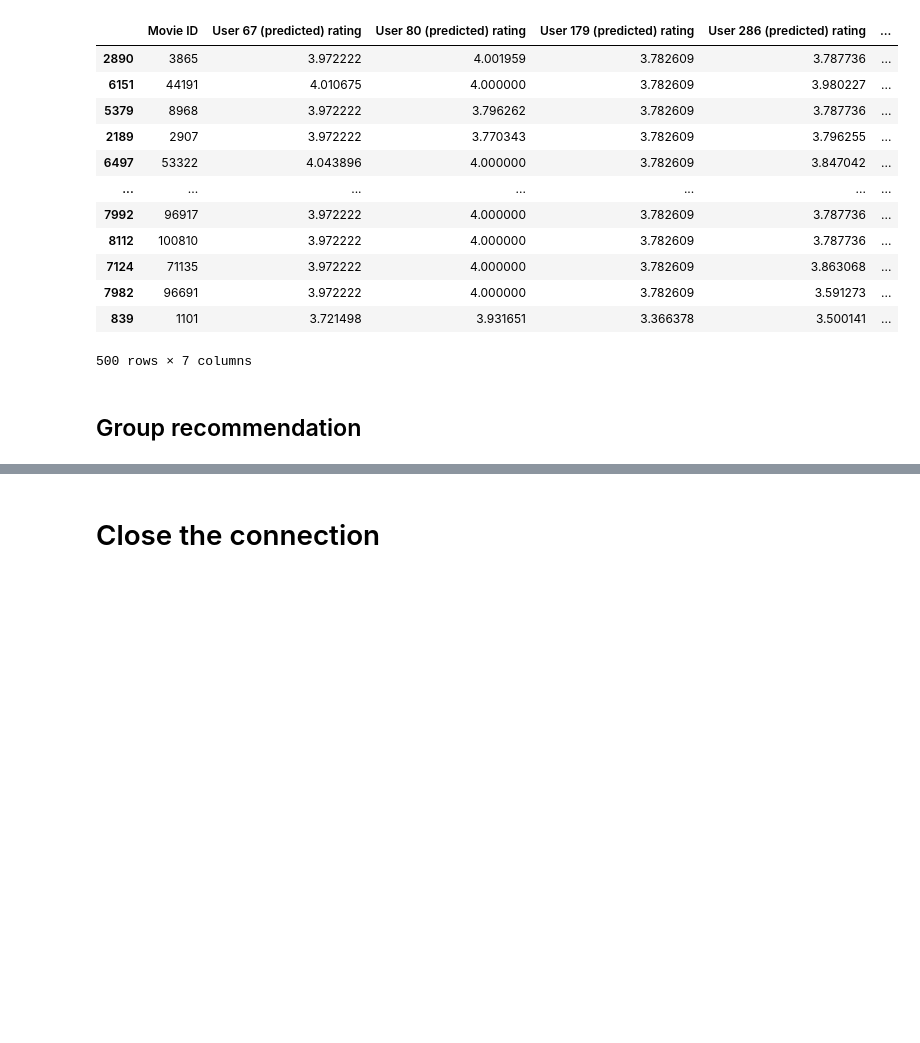
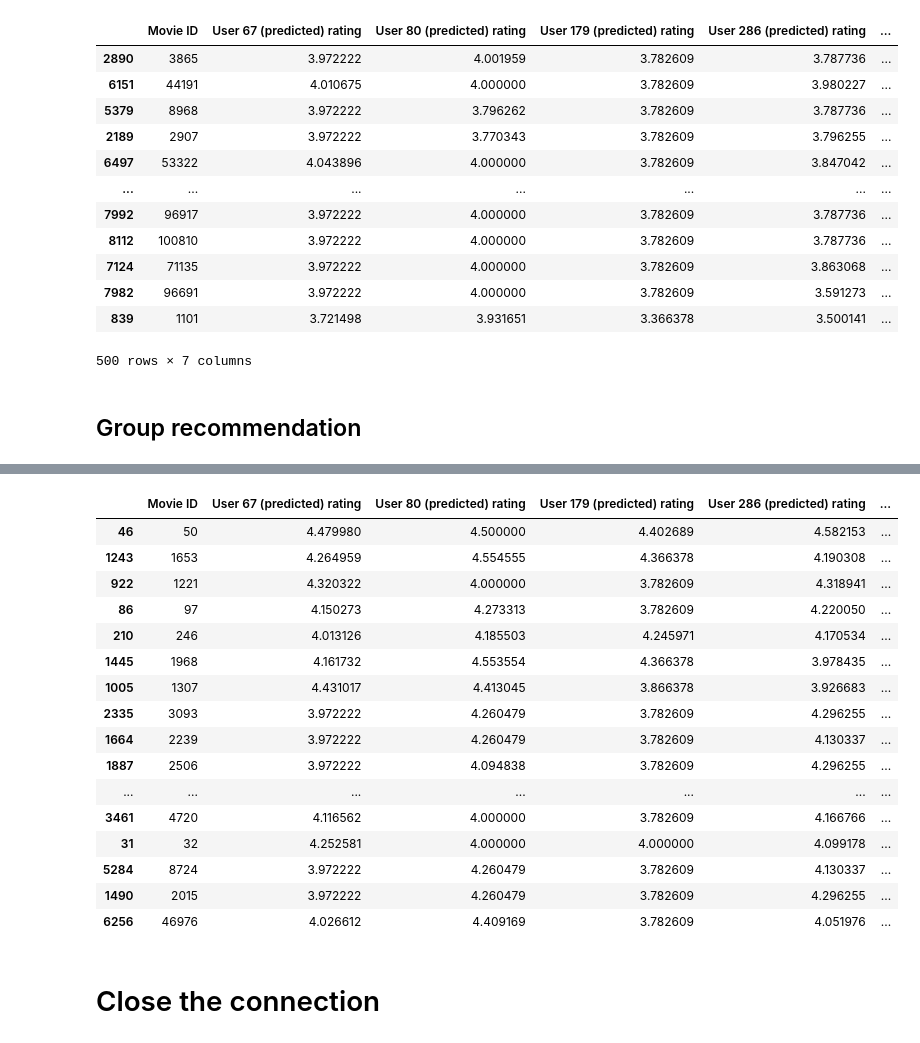
Before and after one commit to MinhNhatTRUONG-2001/movie-lens, a Jupyter notebook: movie-lens.ipynb, the cells around one changed output, grey strips where cells are left out. Drawn from its saved outputs; the diff is of its cells as text; code cells hidden in the pictures; blank space fills up the shorter version.

Commit message:
Implement Sequential group recommendation: satisfication and user disagreement calculation and SIAA action

```diff
--- a/movie-lens.ipynb
+++ b/movie-lens.ipynb
@@ -392,8 +392,9 @@ for i in range(1, len(group_new_predicted_movie_ratings)):
 merged_group_new_predicted_movie_ratings_df['Rating Difference'] = merged_group_new_predicted_movie_ratings_df[[f'User {user_id} (predicted) rating' for user_id in group]].max(axis=1) - merged_group_new_predicted_movie_ratings_df[[f'User {user_id} (predicted) rating' for user_id in group]].min(axis=1)
 sorted_merged_group_new_predicted_movie_ratings_df = merged_group_new_predicted_movie_ratings_df.sort_values(by='Rating Difference')
 
-# Get top 500 lowest rating difference
-filtered_sorted_merged_group_new_predicted_movie_ratings_df = sorted_merged_group_new_predicted_movie_ratings_df[:500]
+# Get top n lowest rating difference
+n_lowest_rating_diff = 500
+filtered_sorted_merged_group_new_predicted_movie_ratings_df = sorted_merged_group_new_predicted_movie_ratings_df[:n_lowest_rating_diff]
 filtered_sorted_merged_group_new_predicted_movie_ratings_df
 # %% [output]
 |  | Movie ID | User 67 (predicted) rating | User 80 (predicted) rating | User 179 (predicted) rating | User 286 (predicted) rating | ... |
@@ -477,0 +483,13 @@ for i, (m, score, per_user) in enumerate(lm_list, start=1):
+# %%
+# Model: SQUIRREL
+# - Action: SIAA
+# - Reward: Satisfaction - Disagreement (Rsd)
+num_iter = 10
+# We will use the group movie ratings dataframe to which the Pearson - Jaccard similarity function is applied (option 2) during predictions
+seq_gr_rec_movie_ratings_df = filtered_sorted_merged_group_new_predicted_movie_ratings_df.copy()
+seq_gr_rec_movie_ratings_df = seq_gr_rec_movie_ratings_df.drop('Rating Difference', axis=1)
+# Get group avg score for all n_lowest_rating_diff movies
+avg_gr_rec_for_seq_gr_rec = group_recommendations_average(group_user_ratings_2, cands, n_lowest_rating_diff, False)
+gr_avg_score = np.array([t[1] for t in avg_gr_rec_for_seq_gr_rec])
+seq_gr_rec_movie_ratings_df['Group Avg Score'] = gr_avg_score
+seq_gr_rec_movie_ratings_df
@@ -478,3 +510,70 @@ for i, (m, score, per_user) in enumerate(lm_list, start=1):
+# %%
+top_k_movies = 20
+
+sat_u = []          # 2D array. Col: user, row: iteration
+user_dis_u = []     # 2D array. Col: user, row: iteration
+satO_u = []         # 2D array. Col: user, row: iteration
+Rsd = []
+
+for i in range(num_iter):
+    # Sort by current group avg score (descending)
+    df_sorted = seq_gr_rec_movie_ratings_df.sort_values(by='Group Avg Score', ascending=False)
+    top_k_ids = df_sorted.index[:top_k_movies]
+
+    # Calculate satisfication for each user
+    sat_u_i = []
+    for u_i, uid in enumerate(group):
+        sat_numerator = seq_gr_rec_movie_ratings_df.loc[top_k_ids, f'User {uid} (predicted) rating'].sum()
+        sat_denominator = seq_gr_rec_movie_ratings_df[f'User {uid} (predicted) rating'].nlargest(top_k_movies).sum()
+        sat_u_i.append(sat_numerator / sat_denominator)
+    sat_u.append(sat_u_i)
+
+    # Calculate disagreement for each user
+    max_sat = max(sat_u_i) if sat_u_i else 0.0
+    user_dis_u_i = [max_sat - s for s in sat_u_i]
+    user_dis_u.append(user_dis_u_i)
+
+    # Calculate overall satisfication
+    sat_u_arr = np.array(sat_u)
+    satO_u_i = sat_u_arr.mean(axis=0).tolist()
+    satO_u.append(satO_u_i)
+
+    # Perform SIAA actions
+    siaa_b = 0.5
+    ## Use uniform initial weights on first iteration (avoid referencing i-1 when i==0)
+    if i == 0:
+        w_u = [1.0 / len(group)] * len(group)
+    else:
+        w_u = []
+        for u_i in range(len(group)):
+            w = (1 - siaa_b) * (1 - satO_u[i - 1][u_i]) + siaa_b * user_dis_u[i - 1][u_i]
+            w_u.append(w)
+        # normalize to keep comparable scale
+        s = sum(w_u) or 1.0
+        w_u = [x / s for x in w_u]
+    ## Update Group Avg Score
+    member_scores_df = seq_gr_rec_movie_ratings_df.iloc[:, 1:len(group) + 1]
+    new_gr_rec_for_seq_gr_rec = member_scores_df.values.dot(np.array(w_u))
+    seq_gr_rec_movie_ratings_df['Group Avg Score'] = new_gr_rec_for_seq_gr_rec
+seq_gr_rec_movie_ratings_df.sort_values(by='Group Avg Score', ascending=False)[:top_k_movies]
+# %% [output]
+|  | Movie ID | User 67 (predicted) rating | User 80 (predicted) rating | User 179 (predicted) rating | User 286 (predicted) rating | ... |
+| 46 | 50 | 4.479980 | 4.500000 | 4.402689 | 4.582153 | ... |
+| 1243 | 1653 | 4.264959 | 4.554555 | 4.366378 | 4.190308 | ... |
+| 922 | 1221 | 4.320322 | 4.000000 | 3.782609 | 4.318941 | ... |
+| 86 | 97 | 4.150273 | 4.273313 | 3.782609 | 4.220050 | ... |
+| 210 | 246 | 4.013126 | 4.185503 | 4.245971 | 4.170534 | ... |
+| 1445 | 1968 | 4.161732 | 4.553554 | 4.366378 | 3.978435 | ... |
+| 1005 | 1307 | 4.431017 | 4.413045 | 3.866378 | 3.926683 | ... |
+| 2335 | 3093 | 3.972222 | 4.260479 | 3.782609 | 4.296255 | ... |
+| 1664 | 2239 | 3.972222 | 4.260479 | 3.782609 | 4.130337 | ... |
+| 1887 | 2506 | 3.972222 | 4.094838 | 3.782609 | 4.296255 | ... |
+| ... | ... | ... | ... | ... | ... | ... |
+| 3461 | 4720 | 4.116562 | 4.000000 | 3.782609 | 4.166766 | ... |
+| 31 | 32 | 4.252581 | 4.000000 | 4.000000 | 4.099178 | ... |
+| 5284 | 8724 | 3.972222 | 4.260479 | 3.782609 | 4.130337 | ... |
+| 1490 | 2015 | 3.972222 | 4.260479 | 3.782609 | 4.296255 | ... |
+| 6256 | 46976 | 4.026612 | 4.409169 | 3.782609 | 4.051976 | ... |
 # %% [markdown]
 # Close the connection
 # %%
```
Also changed, not shown: parts of 5 cells of this notebook.
